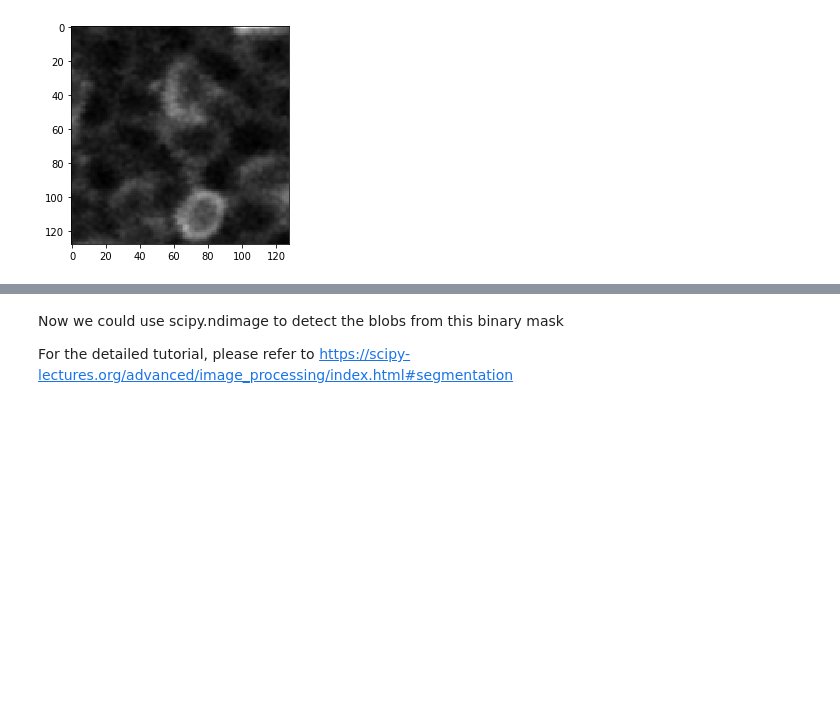
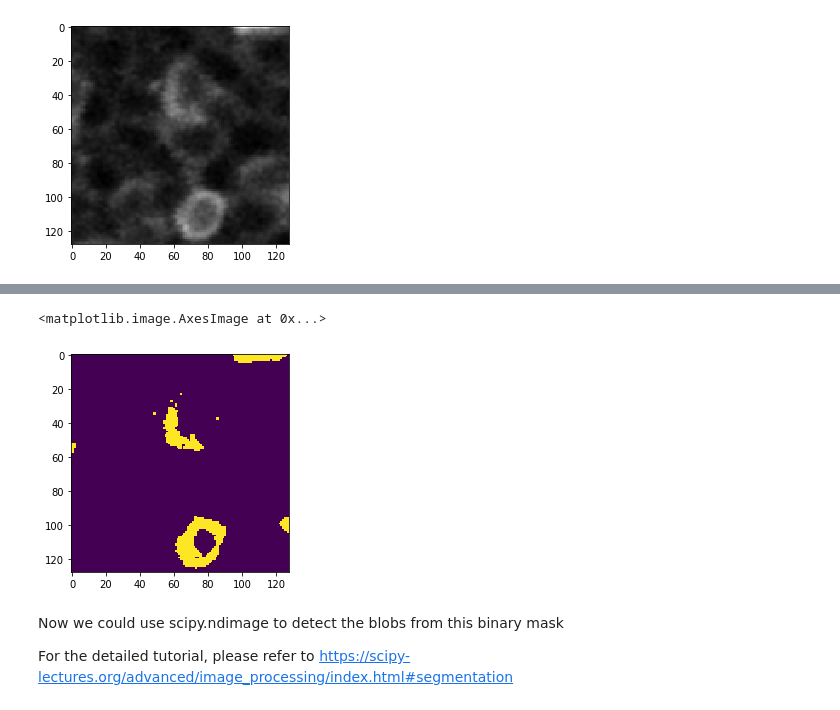
Before and after one commit to datajoint/datajoint-tutorials, a Jupyter notebook: calcium_imaging/02-Imported and Computed tables.ipynb, the cells around one changed output, grey strips where cells are left out. Saved outputs shown, nothing was run; the diff lists cells and outputs as text; code cells hidden in the pictures; blank space fills up the shorter version.

```diff
--- a/calcium_imaging/02-Imported and Computed tables.ipynb
+++ b/calcium_imaging/02-Imported and Computed tables.ipynb
@@ -108,3 +163,10 @@ plt.imshow(mask)
+# %%
+th = 60
+mask = avg_image > th
+plt.imshow(mask)
+# %% [output]
+<matplotlib.image.AxesImage at 0x...>
+[figure, added]
 # %% [markdown]
 Now we could use scipy.ndimage to detect the blobs from this binary mask
 
```
Also changed, not shown: parts of 49 cells of this notebook.
